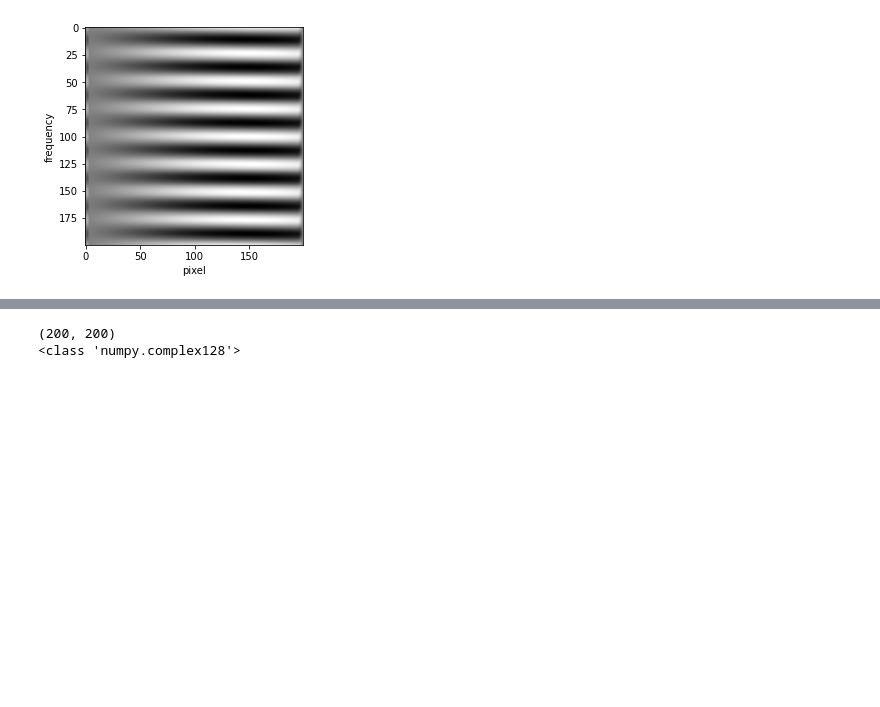
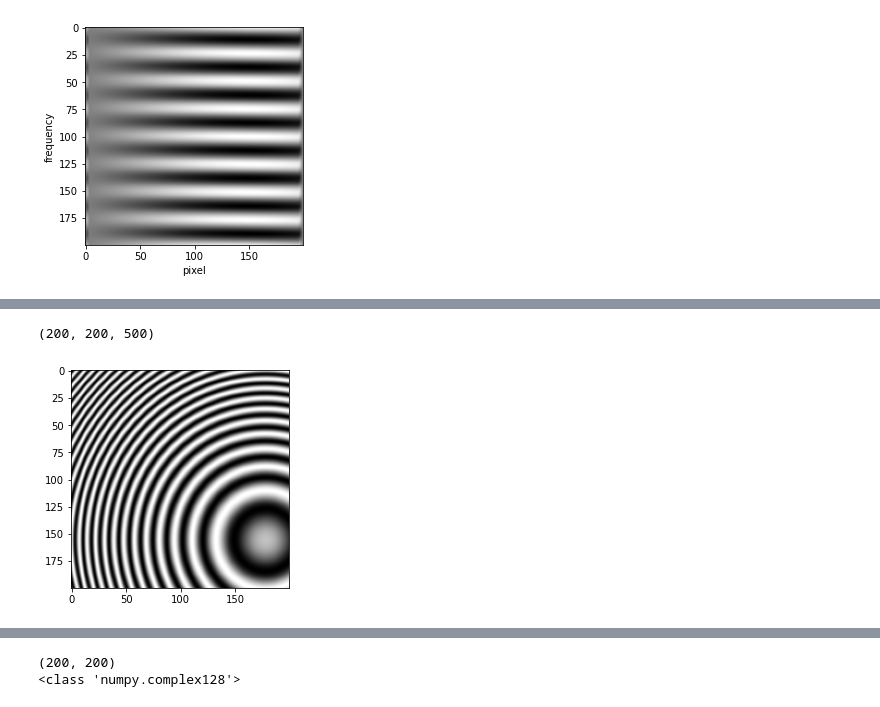
Before and after one commit to fernandolucasaa/computerGeneratedHolography, a Jupyter notebook: tests_wigner_distribution/jupyterComputeWignerDistribution.ipynb, the cells around one changed output, grey strips where cells are left out. Drawn from its saved outputs; the diff is of its cells as text; code cells hidden in the pictures; blank space fills up the shorter version.

```diff
--- a/tests_wigner_distribution/jupyterComputeWignerDistribution.ipynb
+++ b/tests_wigner_distribution/jupyterComputeWignerDistribution.ipynb
@@ -469,2 +483,35 @@ plt.show()
+# %%
+def loadMatFile(file_path, file_name, key):
+    """
+    Load a mat file and return an item of the dictionary loaded.
+    """
+    # read mat file dictionary
+    dictionary = scipy.io.loadmat(file_path + file_name)
+
+    # access item of a dictionary
+    array = dictionary[key]
+
+    return array
+# %%
+# Folder's path
+path = 'C:\\Users\\flucasamar\\Desktop\\Github\\computerGeneratedHolography'
+
+# Load hologram dataset
+file_path = path + '\\output\\dataset\\'
+file_name = 'hDataset.mat'
+key = 'hDataset'
+
+# Load dictionary
+dat = loadMatFile(file_path, file_name, key)
+print(dat.shape)
+# %% [output]
+(200, 200, 500)
+# %%
+# Load and plot an example
+hol = dat[:,:,0]
+plt.imshow(np.real(hol), cmap = 'gray')
+plt.show()
+# %% [output]
+[figure, added]
 # %%
 # Load image
```
Also changed, not shown: parts of 10 cells of this notebook, 3 other files.
